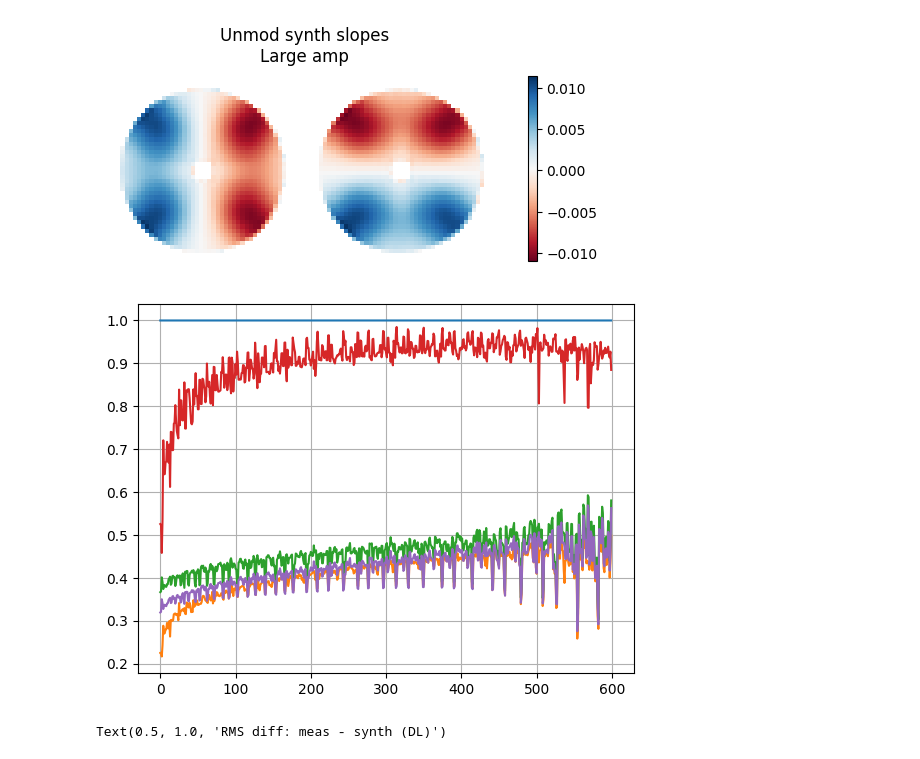
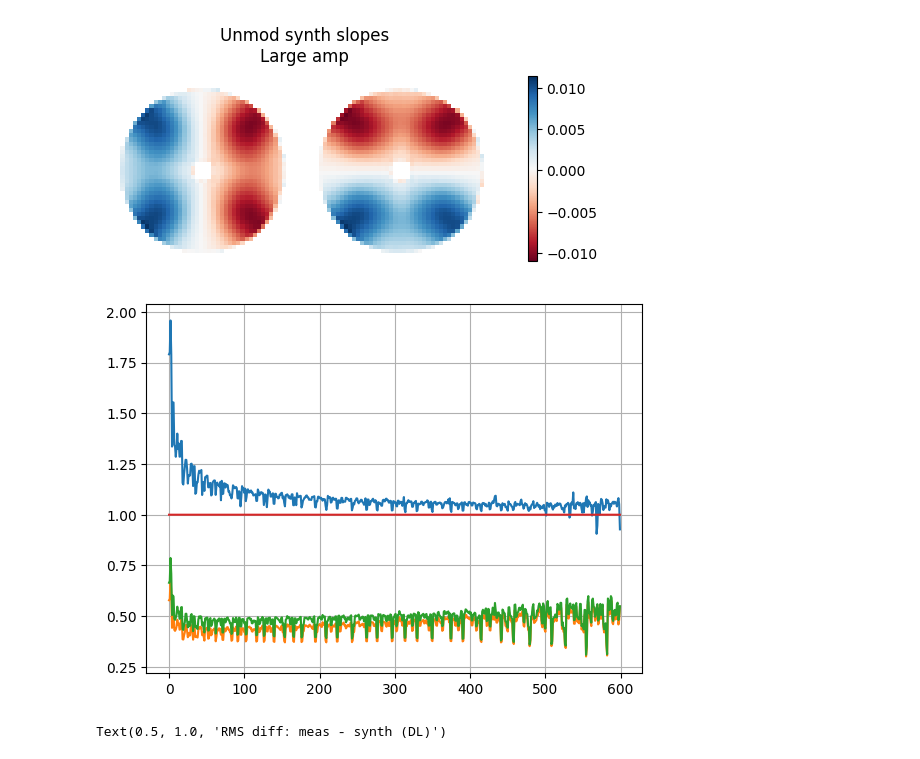
Before and after one commit to Menessao/SPECULA, a Jupyter notebook: config/ErrorBudget/LBTplots.ipynb, the cells around one changed output. Cells and saved outputs as stored; diff of their text form; code cells hidden in the pictures.

```diff
--- a/config/ErrorBudget/LBTplots.ipynb
+++ b/config/ErrorBudget/LBTplots.ipynb
@@ -390,25 +392,25 @@ f2d = show2d_slopes(rMod0XL[:,idx],ppath='lbt_pupdata',title=f'Unmod synth slope
 # %%
 # rMod0inf = fits.getdata('/raid1/mmenessini/calibration/SOUL/KLv30dx/im/pyr0.0_s1.0_synim_pcinf.fits')
 rMod0perf = fits.getdata('/raid1/mmenessini/calibration/SOUL/KLv30dx/im/pyr0.0_s1.0_synim_LowAmp_pcperf.fits')
 rMod0inf = fits.getdata('/raid1/mmenessini/calibration/SOUL/KLv30dx/im/pyr0.0_s1.0_synim_LowAmp_pcinf.fits')
 
-rec = np.linalg.pinv(rMod0)
+rec = np.linalg.pinv(rMod0XL)
 
 og = np.diag(rec @ rMod0)
 oginf = np.diag(rec @ rMod0inf)
 ogperf = np.diag(rec @ rMod0perf)
 ogXL = np.diag(rec @ rMod0XL)
-ogXS = np.diag(rec @ rMod0infXS)
+# ogXS = np.diag(rec @ rMod0infXS)
 plt.figure()
 plt.plot(og)#,'--',c='k')
 plt.plot(oginf)
 plt.plot(ogperf)
 plt.plot(ogXL)
-plt.plot(ogXS)#-oginf+1)
+# plt.plot(ogXS)#-oginf+1)
 # plt.ylim([0,1])
 plt.grid()
 # %% [output]
-[figure, old version]
+[figure, new version]
 # %%
 aux = fits.getdata('/raid1/mmenessini/calibration/SOUL/KLv30dx/im/pyr3.0_40x40_lbt_optsynim.fits') #pyr3.0_40x40_shift_im.fits') #
 optsynim = aux.copy()
```
Also changed, not shown: parts of 2 cells of this notebook, 7 other files.
